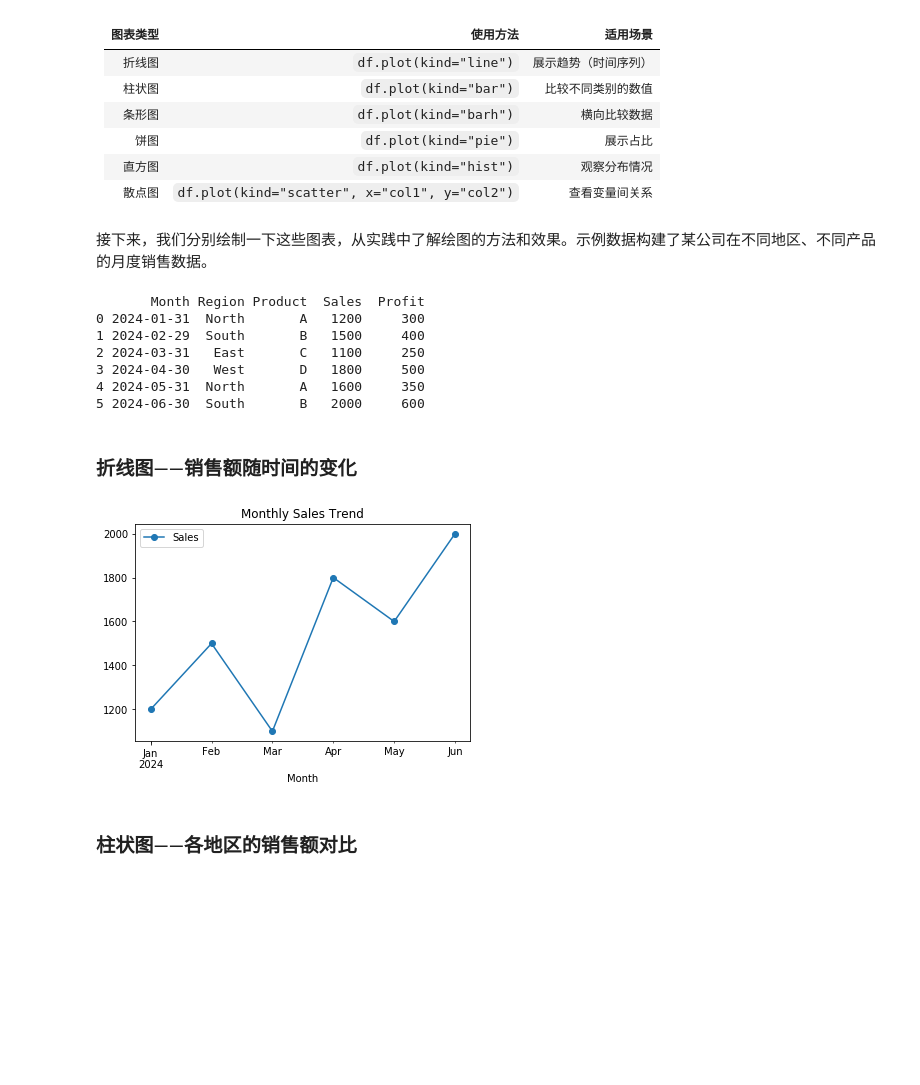
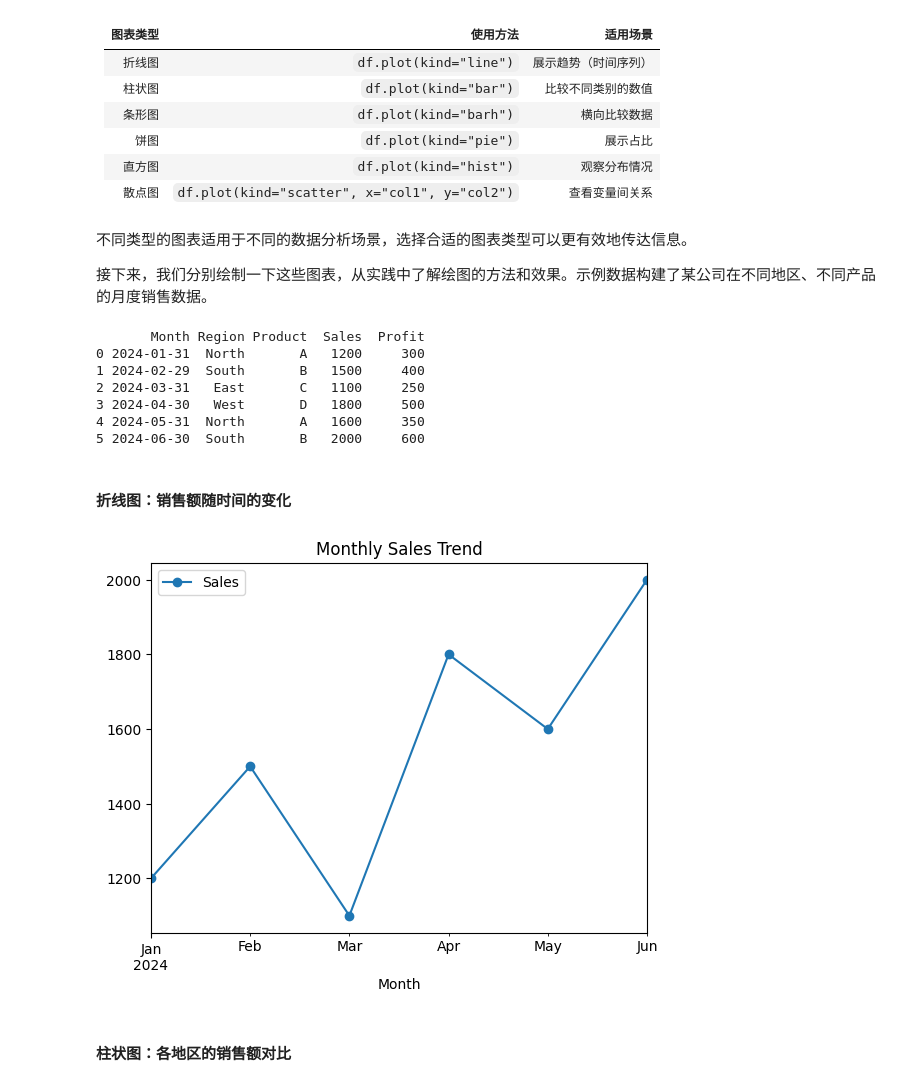
Before and after one commit to Volica/wop-workbooks, a Jupyter notebook: pandas.ipynb, the cells around one changed output. Drawn from its saved outputs; the diff is of its cells as text; code cells hidden in the pictures; blank space fills up the shorter version.

```diff
--- a/pandas.ipynb
+++ b/pandas.ipynb
@@ -896,22 +1043,24 @@ print("修改后的PID列数值类型:", df8["PID"].dtype)
 | 直方图  | `df.plot(kind="hist")`                        | 观察分布情况     |
 | 散点图  | `df.plot(kind="scatter", x="col1", y="col2")` | 查看变量间关系    |
 # %% [markdown]
+不同类型的图表适用于不同的数据分析场景，选择合适的图表类型可以更有效地传达信息。
+
 接下来，我们分别绘制一下这些图表，从实践中了解绘图的方法和效果。示例数据构建了某公司在不同地区、不同产品的月度销售数据。
 # %%
 # 导入数据
 import pandas as pd
 import matplotlib.pyplot as plt
 
-data5 = {
-    "Month": pd.date_range("2024-01", periods=6, freq="M"),
+g_data = {
+    "Month": pd.date_range("2024-01", periods=6, freq="ME"),
     "Region": ["North", "South", "East", "West", "North", "South"],
     "Product": ["A", "B", "C", "D", "A", "B"],
     "Sales": [1200, 1500, 1100, 1800, 1600, 2000],
     "Profit": [300, 400, 250, 500, 350, 600]
 }
 
-df9 = pd.DataFrame(data5)
-print(df9)
+df_g = pd.DataFrame(g_data)
+print(df_g)
 # %% [output]
        Month Region Product  Sales  Profit
 0 2024-01-31  North       A   1200     300
@@ -921,12 +1070,12 @@ print(df9)
 4 2024-05-31  North       A   1600     350
 5 2024-06-30  South       B   2000     600
 # %% [markdown]
-### 折线图——销售额随时间的变化
+#### 折线图：销售额随时间的变化
 # %%
-df9.plot(x="Month", y="Sales", kind="line", marker="o", title="Monthly Sales Trend")
+df_g.plot(x="Month", y="Sales", kind="line", marker="o", title="Monthly Sales Trend")
 plt.show()
 # %% [output]
-[figure, old version]
+[figure, new version]
 # %% [markdown]
-### 柱状图——各地区的销售额对比
+#### 柱状图：各地区的销售额对比
 # %%
```
Also changed, not shown: parts of 156 cells of this notebook, 3 other files.
